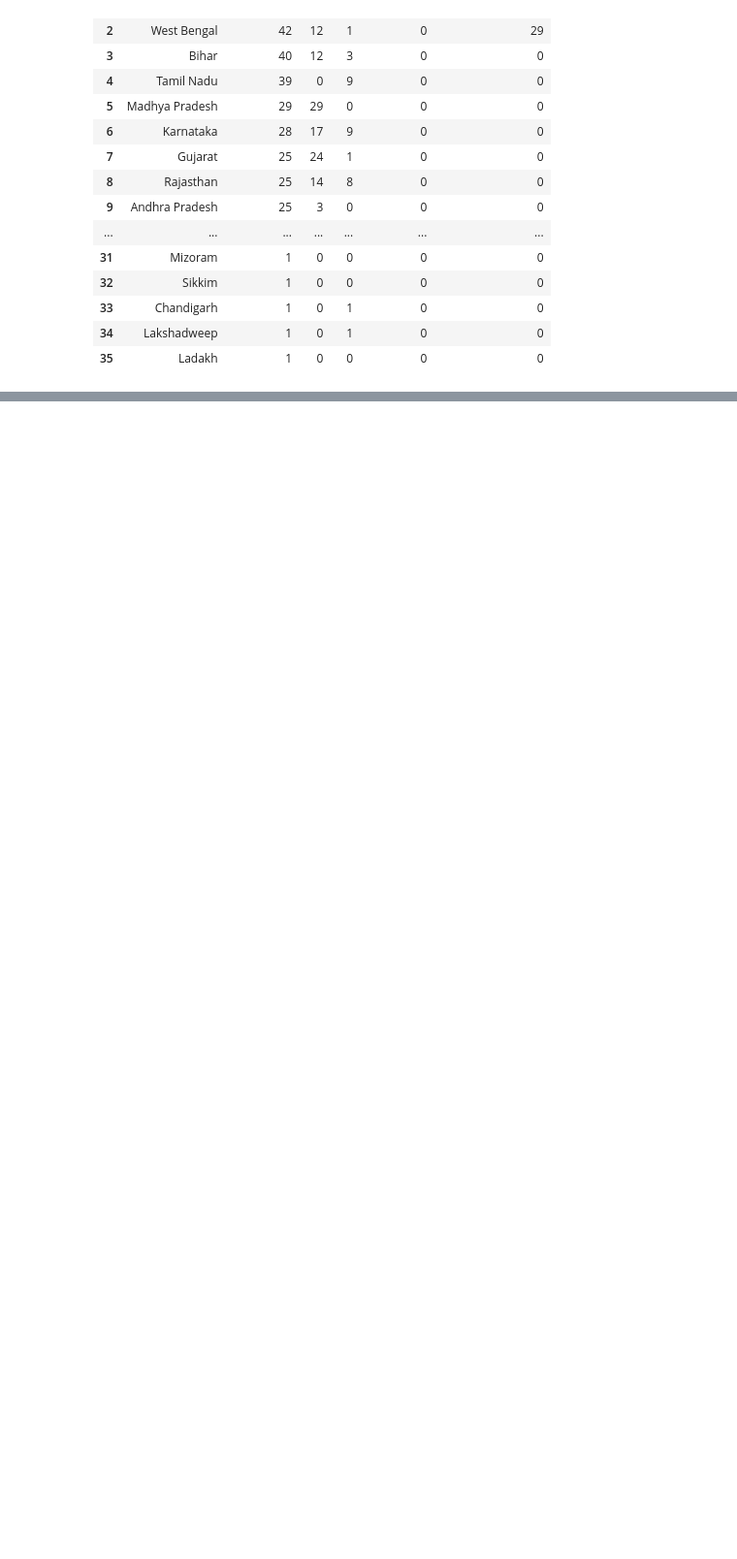
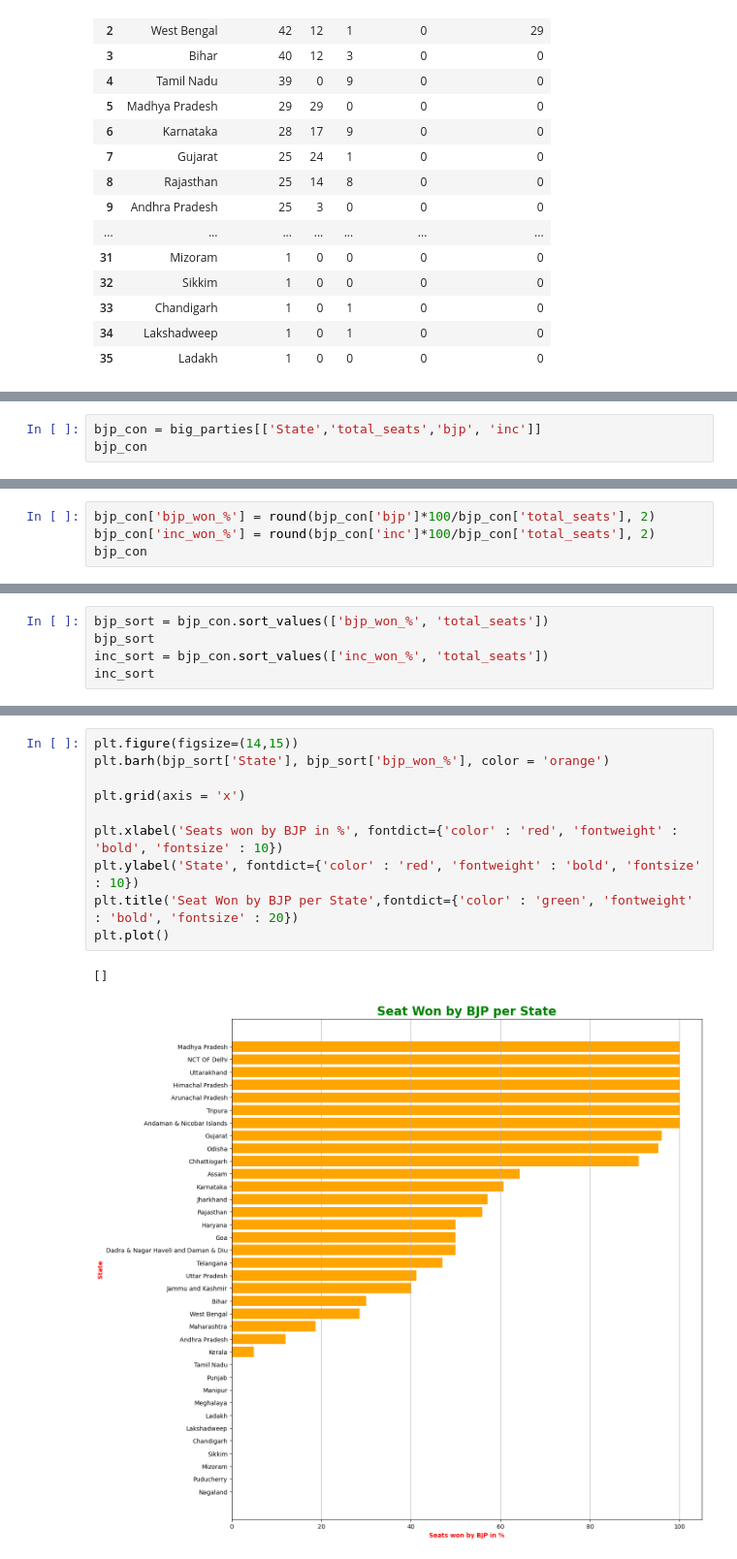
Before and after one commit to rsbansode2000/Election-2024-Analysis, a Jupyter notebook: Election_Result_2024 (1).ipynb, the cells around one changed output, grey strips where cells are left out. Shown at 97% size. Drawn from its saved outputs; the diff is of its cells as text; blank space fills up the shorter version.

```diff
--- a/Election_Result_2024 (1).ipynb
+++ b/Election_Result_2024 (1).ipynb
@@ -411,0 +414,3 @@ plt.show()
+# %%
+bjp_con = big_parties[['State','total_seats','bjp', 'inc']]
+bjp_con
@@ -411,0 +435,4 @@ plt.show()
+# %%
+bjp_con['bjp_won_%'] = round(bjp_con['bjp']*100/bjp_con['total_seats'], 2)
+bjp_con['inc_won_%'] = round(bjp_con['inc']*100/bjp_con['total_seats'], 2)
+bjp_con
@@ -411,0 +462,5 @@ plt.show()
+# %%
+bjp_sort = bjp_con.sort_values(['bjp_won_%', 'total_seats'])
+bjp_sort
+inc_sort = bjp_con.sort_values(['inc_won_%', 'total_seats'])
+inc_sort
@@ -411,0 +485,13 @@ plt.show()
+# %%
+plt.figure(figsize=(14,15))
+plt.barh(bjp_sort['State'], bjp_sort['bjp_won_%'], color = 'orange')
+
+plt.grid(axis = 'x')
+
+plt.xlabel('Seats won by BJP in %', fontdict={'color' : 'red', 'fontweight' : 'bold', 'fontsize' : 10})
+plt.ylabel('State', fontdict={'color' : 'red', 'fontweight' : 'bold', 'fontsize' : 10})
+plt.title('Seat Won by BJP per State',fontdict={'color' : 'green', 'fontweight' : 'bold', 'fontsize' : 20})
+plt.plot()
+# %% [output]
+[]
+[figure, added]
```
Also changed, not shown: parts of 7 cells of this notebook.
